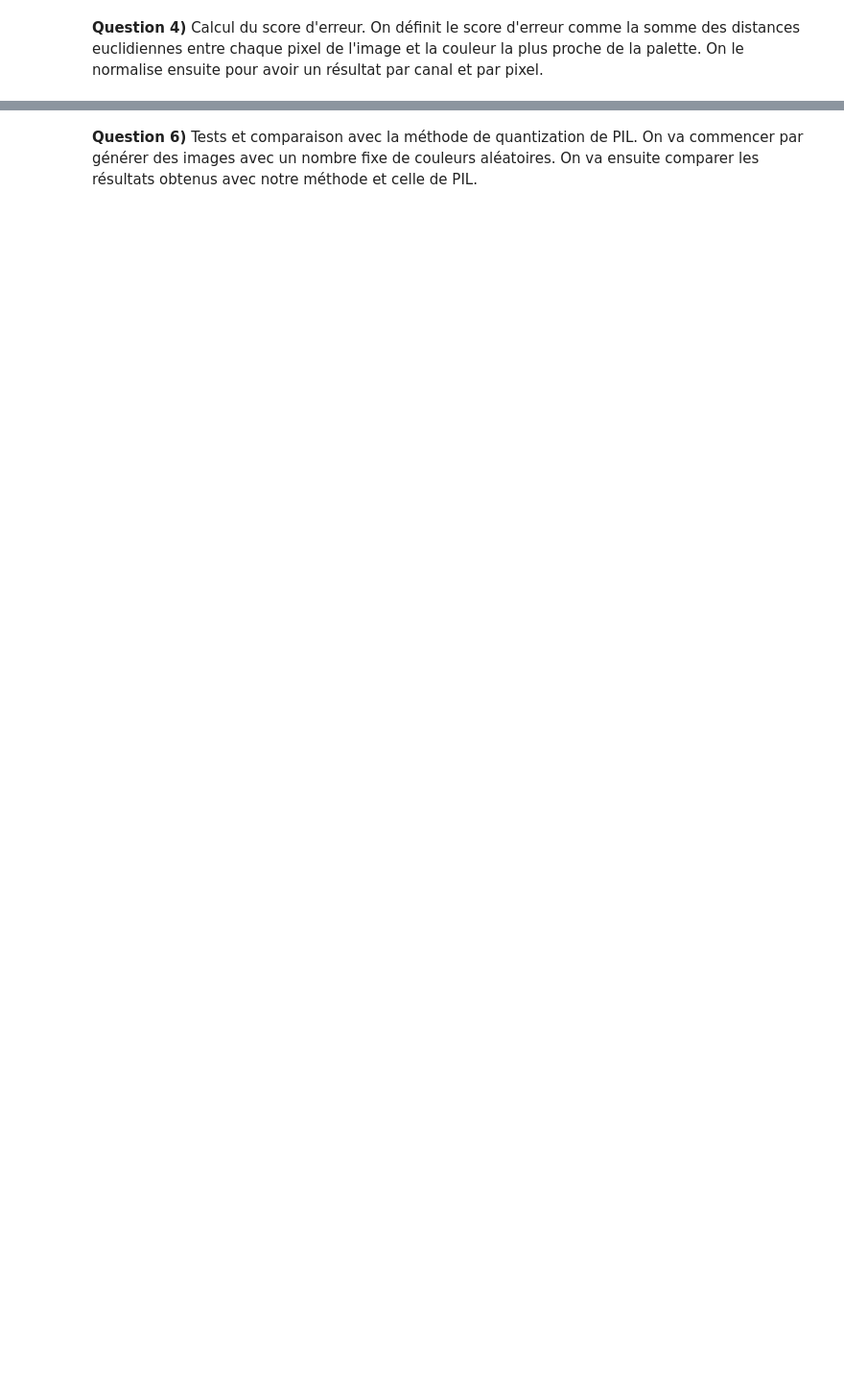
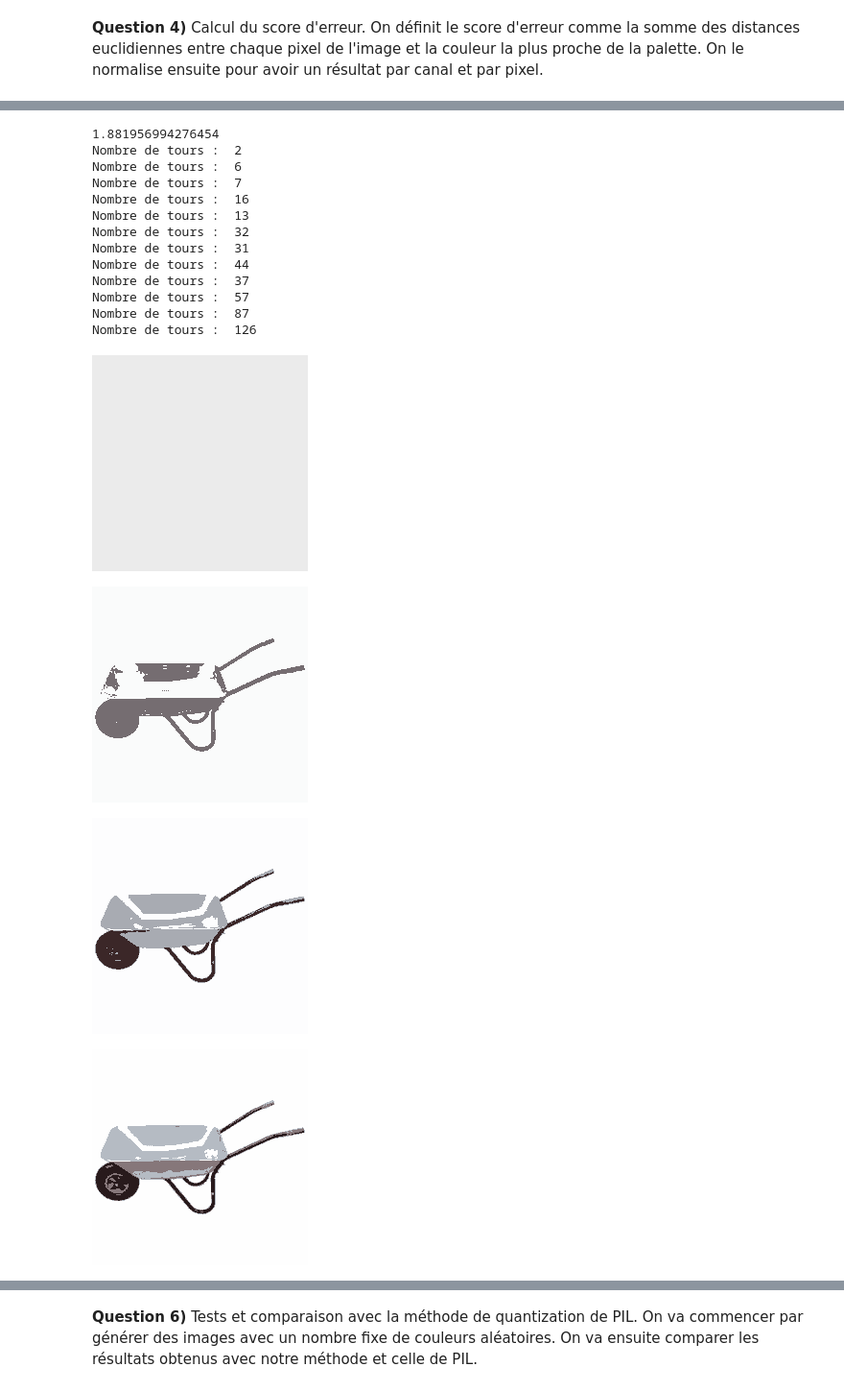
Before and after one commit to SVU12/ImagesQuantize, a Jupyter notebook: TD05/INF-TC1-td05.ipynb, the cells around one changed output, grey strips where cells are left out. Shown at 96% size. Cells and saved outputs as stored; diff of their text form; code cells hidden in the pictures; blank space fills up the shorter version.

```diff
--- a/TD05/INF-TC1-td05.ipynb
+++ b/TD05/INF-TC1-td05.ipynb
@@ -308,6 +294,13 @@ Nombre de tours :  13
 # %%
+def affichePalette(palette : list) -> None:
+    """
+    Affiche la palette de couleurs
+    """
+    for i in range(len(palette)):
+        draw_rectangle(palette[i])
+    return None
 
-def remplace(im,assoc : dict,bary : list) -> Image: #Cree une nouvelle image avec les couleurs de la palette
+def remplace(im,assoc : dict,bary : list):
     """
     Renvoie une nouvelle image avec les couleurs de la palette
     """
@@ -332,0 +318,3 @@ display(im)
+# %%
+bary,assoc= k_means(16,5,im)
+bary_naif,assoc_naif = naif(16,im)
@@ -335,27 +368,36 @@ display(im)
 # %%
-def score(imref : Image,im : Image):
-    """
-    Renvoie la distance normalisée par canal sur chaque pixel entre deux images.
-    """
-    pxf=imref.load()
-    px=im.load()
-    s=0
-    w,h=im.size
-    for x in range(w):
-        for y in range(h):
-            s+=distanceTuple(pxf[x,y],px[x,y])
-    return sqrt(s/(w*h*3))
+print(score(imq,im))
 
+#On teste avec différentes valeurs de k et d'epsilon, et on affiche les résultats dans un plot matplotlib,
+#Pour la photo brouette.
+imbrouette = Image.open("brouette.jpg")
 
-#print(score(imq,im))
+k = [1,2,3,4,5,7,8,10,12,16,25,32]
+mem = [k_means(i,5,imbrouette) for i in k]
 
-#On teste avec différentes valeurs de k et d'epsilon, et on affiche les résultats dans un plot matplotlib
+imq = [remplace(imbrouette,mem[i][1],mem[i][0]) for i in range(len(k))]
 
-k = [1,2,4,8,16,32]
-#mem = [k_means(i,5,im) for i in k]
+plt.figure(figsize=(10, 6))
+plt.plot(k,[score(imbrouette,imq[i]) for i in range(len(k))],  color='r', alpha=0.6, label='Score')
+#Erreur de dépassement d'indice dans les associations. Mauvaise implémentation ???! étrange.
 
-#imq = [remplace(im,mem[i][1],mem[i][0]) for i in range(len(k))]
-
-#plt.figure(figsize=(10, 6))
-#plt.plot(k,[score(im,imq[i]) for i in range(len(k))],  color='r', alpha=0.6, label='Score')
-#Erreur de dépassement d'indice dans les associations. Mauvaise implémentation ???! étrange.
+for im in imq:
+    display(im)
+# %% [output]
+1.881956994276454
+Nombre de tours :  2
+Nombre de tours :  6
+Nombre de tours :  7
+Nombre de tours :  16
+Nombre de tours :  13
+Nombre de tours :  32
+Nombre de tours :  31
+Nombre de tours :  44
+Nombre de tours :  37
+Nombre de tours :  57
+Nombre de tours :  87
+Nombre de tours :  126
+[figure, added]
+[figure, added]
+[figure, added]
+[figure, added]
```
Also changed, not shown: parts of 25 cells of this notebook, 8 other files.
